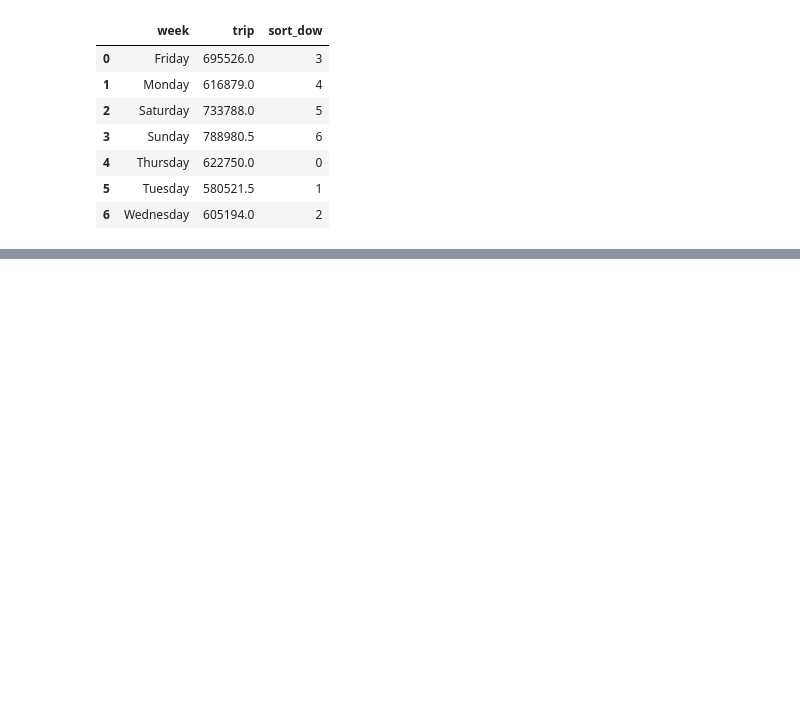
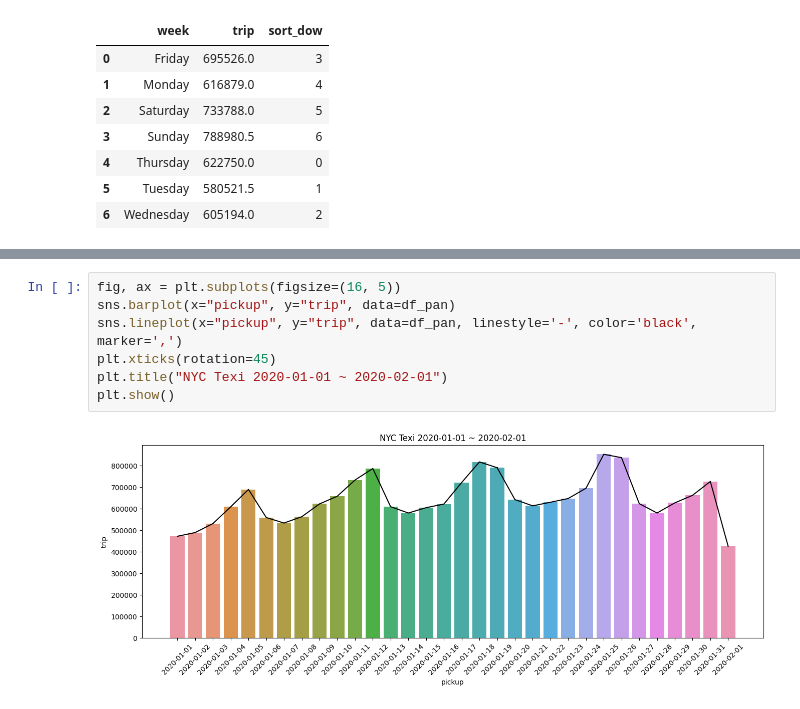
Before and after one commit to limhaneul12/SparkKafkaDistribute, a Jupyter notebook: sparkAnaliysis/trips_sql.ipynb, the cells around one changed output, grey strips where cells are left out. Cells and saved outputs as stored; diff of their text form; blank space fills up the shorter version.

```diff
--- a/sparkAnaliysis/trips_sql.ipynb
+++ b/sparkAnaliysis/trips_sql.ipynb
@@ -89 +90,10 @@ Text(0.5, 1.0, 'NYC Texi 2020-01-01 ~ 2020-02-01')
 [figure]
+# %%
+fig, ax = plt.subplots(figsize=(16, 5))
+sns.barplot(x="pickup", y="trip", data=df_pan)
+sns.lineplot(x="pickup", y="trip", data=df_pan, linestyle='-', color='black', marker=',')
+plt.xticks(rotation=45)
+plt.title("NYC Texi 2020-01-01 ~ 2020-02-01")
+plt.show()
+# %% [output]
+[figure, added]
```
Also changed, not shown: parts of 1 cell of this notebook.
